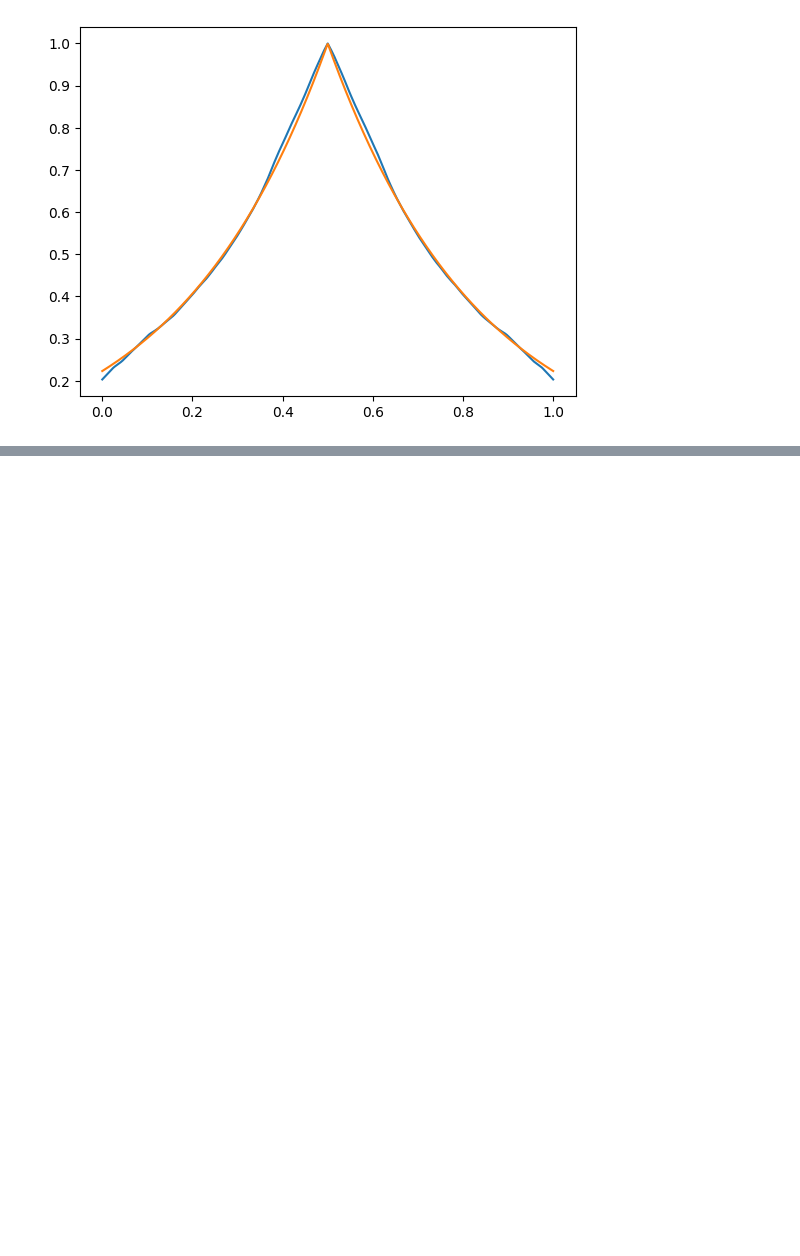
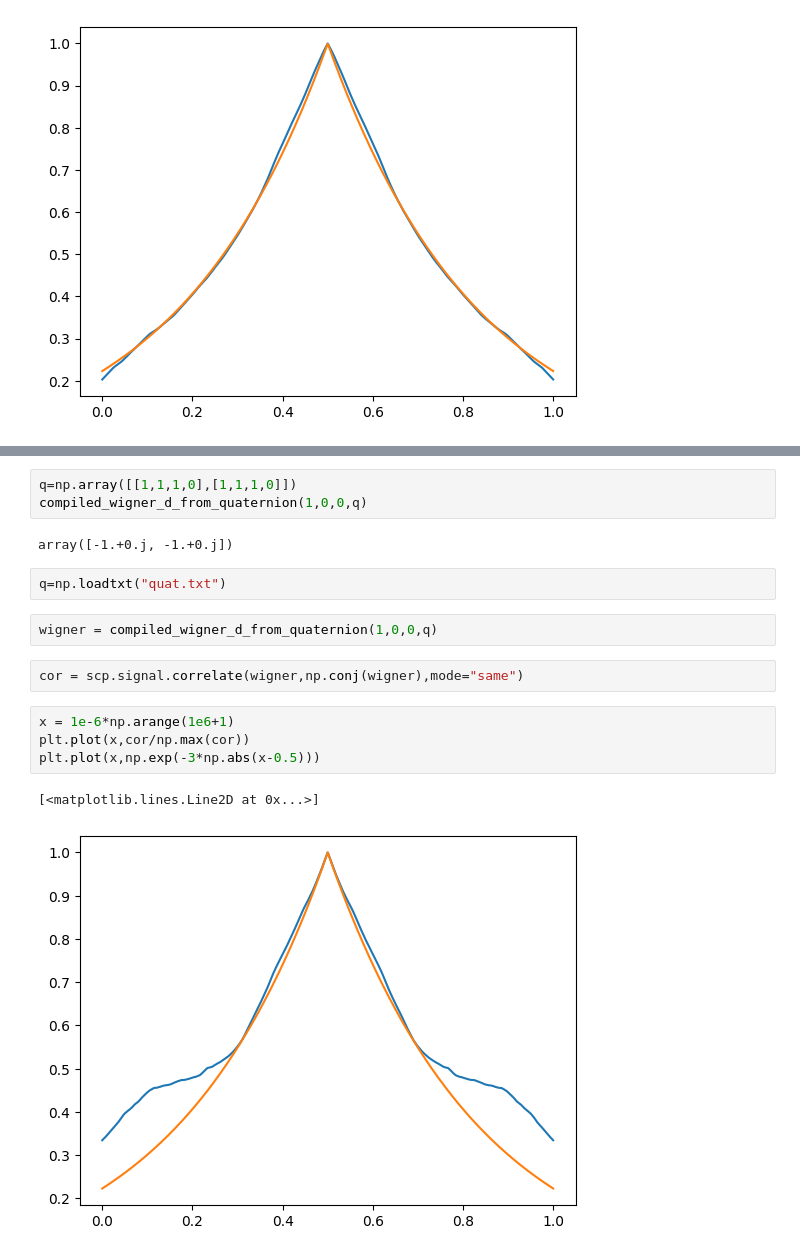
Before and after one commit to pbb123/rotational-diffusion, a Jupyter notebook: monte_carlo/correlation.ipynb, the cells around one changed output, grey strips where cells are left out. Drawn from its saved outputs; the diff is of its cells as text; blank space fills up the shorter version.

```diff
--- a/monte_carlo/correlation.ipynb
+++ b/monte_carlo/correlation.ipynb
@@ -20,0 +107,18 @@ plt.plot(x,np.exp(-3*np.abs(x-0.5)))
+# %%
+q=np.array([[1,1,1,0],[1,1,1,0]])
+compiled_wigner_d_from_quaternion(1,0,0,q)
+# %% [output]
+array([-1.+0.j, -1.+0.j])
+# %%
+q=np.loadtxt("quat.txt")
+# %%
+wigner = compiled_wigner_d_from_quaternion(1,0,0,q)
+# %%
+cor = scp.signal.correlate(wigner,np.conj(wigner),mode="same")
+# %%
+x = 1e-6*np.arange(1e6+1)
+plt.plot(x,cor/np.max(cor))
+plt.plot(x,np.exp(-3*np.abs(x-0.5)))
+# %% [output]
+[<matplotlib.lines.Line2D at 0x...>]
+[figure, added]
```
Also changed, not shown: parts of 6 cells of this notebook, 3 other files.
